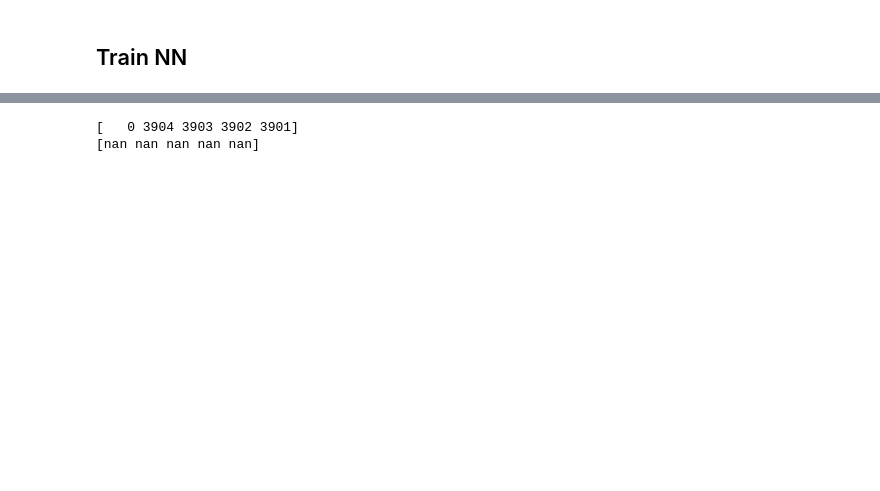
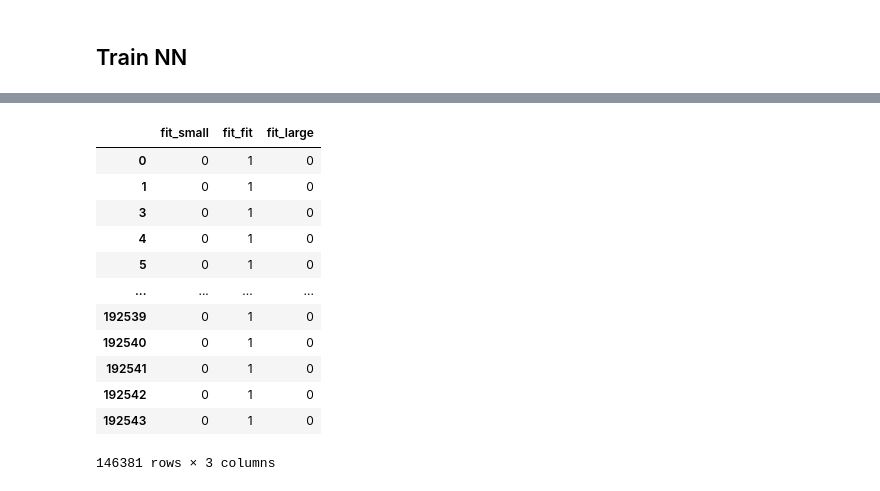
Before and after one commit to pazamelin/recommender_system_sample, a Jupyter notebook: clothing_fit.ipynb, the cells around one changed output, grey strips where cells are left out. Drawn from its saved outputs; the diff is of its cells as text; code cells hidden in the pictures; blank space fills up the shorter version.

```diff
--- a/clothing_fit.ipynb
+++ b/clothing_fit.ipynb
@@ -186,12 +87,18 @@ model2.evaluate([test.user_id, test.item_id], test.rating)
-# %%
-# Creating dataset for making recommendations for the first user
-item_data = np.array(list(set(dataset.item_id)))
-user = np.array([1 for i in range(len(item_data))])
-predictions = model2.predict([user, item_data])
-predictions = np.array([a[0] for a in predictions])
-recommended_item_ids = (-predictions).argsort()[:5]
-print(recommended_item_ids)
-print(predictions[recommended_item_ids])
-# %% [output]
-[   0 3904 3903 3902 3901]
-[nan nan nan nan nan]
+# %%
+endcoded_target = ['fit_small', 'fit_fit', 'fit_large']
+Y = dataset[endcoded_target]
+Y
+# %% [output]
+|  | fit_small | fit_fit | fit_large |
+| 0 | 0 | 1 | 0 |
+| 1 | 0 | 1 | 0 |
+| 3 | 0 | 1 | 0 |
+| 4 | 0 | 1 | 0 |
+| 5 | 0 | 1 | 0 |
+| ... | ... | ... | ... |
+| 192539 | 0 | 1 | 0 |
+| 192540 | 0 | 1 | 0 |
+| 192541 | 0 | 1 | 0 |
+| 192542 | 0 | 1 | 0 |
+| 192543 | 0 | 1 | 0 |
+146381 rows × 3 columns
```
Also changed, not shown: parts of 14 cells of this notebook.
